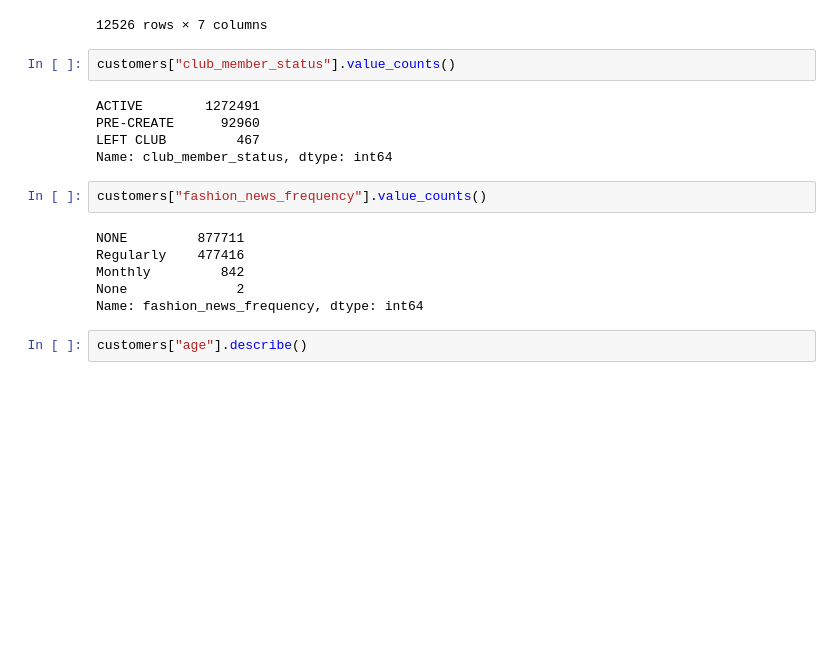
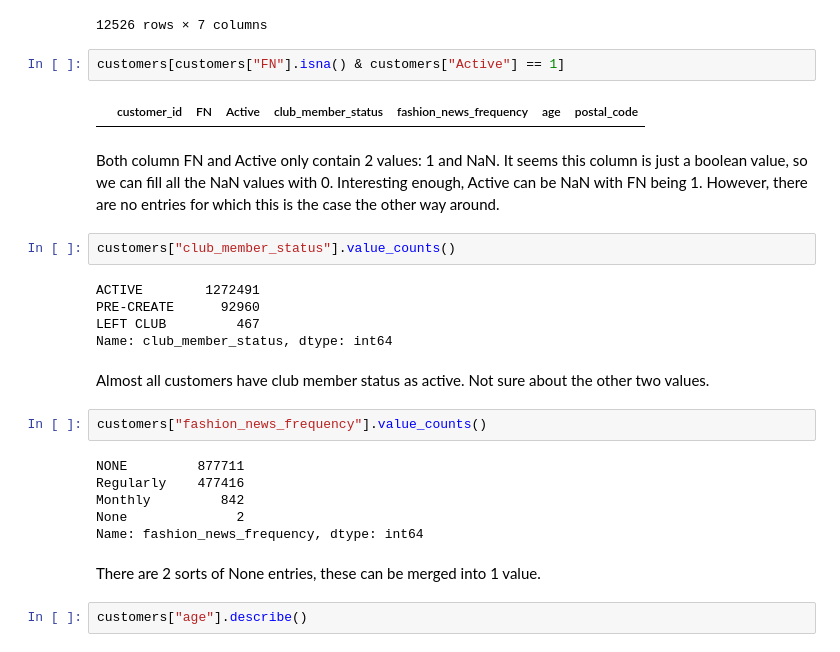
Before and after one commit to LienM/ai-project-22-23, a Jupyter notebook: MateoSierens/lecture3.ipynb, the cells around one changed output. Cells and saved outputs as stored; diff of their text form; blank space fills up the shorter version.

```diff
--- a/MateoSierens/lecture3.ipynb
+++ b/MateoSierens/lecture3.ipynb
@@ -185,6 +200,12 @@ customers[customers["Active"].isna() & customers["FN"] == 1]
 | 1371489 | ffe7cc22f132fe52ff777967e5a8769ca... | 1.0 | NaN | ACTIVE | Regularly | 55.0 | 2c29ae653a9282cce4151bd87643c9076... |
 | 1371802 | fff74a92709aa7e322fc7b4e9784955c2... | 1.0 | NaN | ACTIVE | Regularly | 22.0 | ca81e1c0204851faadd90971d312bbd74... |
 12526 rows × 7 columns
+# %%
+customers[customers["FN"].isna() & customers["Active"] == 1]
+# %% [output]
+|  | customer_id | FN | Active | club_member_status | fashion_news_frequency | age | postal_code |
+# %% [markdown]
+Both column FN and Active only contain 2 values: 1 and NaN. It seems this column is just a boolean value, so we can fill all the NaN values with 0. Interesting enough, Active can be NaN with FN being 1. However, there are no entries for which this is the case the other way around.
 # %%
 customers["club_member_status"].value_counts()
 # %% [output]
@@ -192,6 +213,8 @@ ACTIVE        1272491
 PRE-CREATE      92960
 LEFT CLUB         467
 Name: club_member_status, dtype: int64
+# %% [markdown]
+Almost all customers have club member status as active. Not sure about the other two values.
 # %%
 customers["fashion_news_frequency"].value_counts()
 # %% [output]
@@ -200,6 +223,8 @@ Regularly    477416
 Monthly         842
 None              2
 Name: fashion_news_frequency, dtype: int64
+# %% [markdown]
+There are 2 sorts of None entries, these can be merged into 1 value.
 # %%
 customers["age"].describe()
 # %% [output]
```
Also changed, not shown: parts of 10 cells of this notebook, 3 other files.
